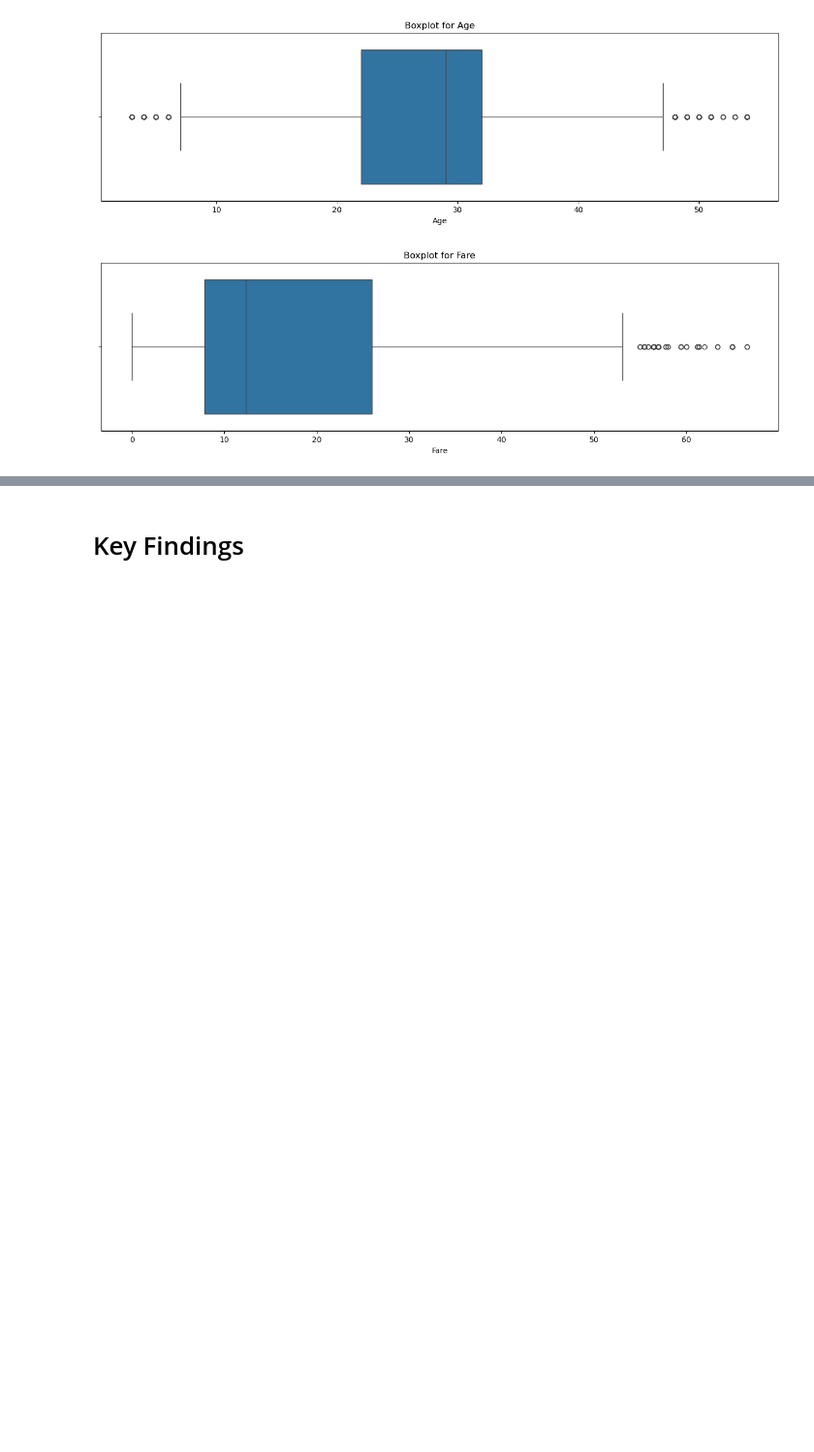
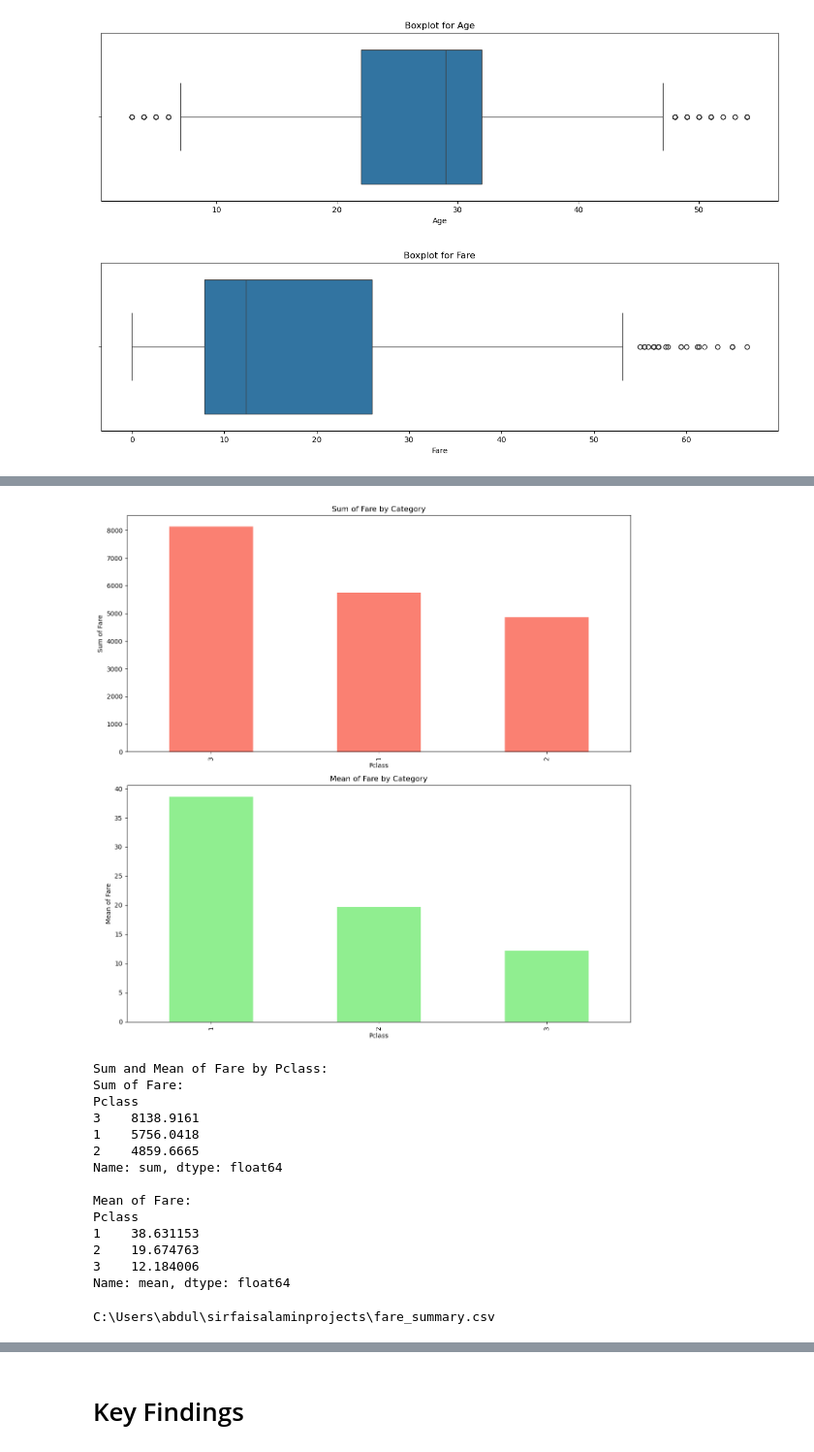
Before and after one commit to AbdullahJaffrey/DS-Innovators-Hub-----Data-World, a Jupyter notebook: Project1/TitanicEDA.ipynb, the cells around one changed output, grey strips where cells are left out. Shown at 97% size. Drawn from its saved outputs; the diff is of its cells as text; code cells hidden in the pictures; blank space fills up the shorter version.

```diff
--- a/Project1/TitanicEDA.ipynb
+++ b/Project1/TitanicEDA.ipynb
@@ -537 +542,20 @@ C:\Users\abdul\sirfaisalaminprojects\passenger_count.csv
 [interactive output not drawn]
+# %%
+display(categorical_dropdown, analysis_dropdown, submit_button)
+# %% [output]
+[figure, added]
+Sum and Mean of Fare by Pclass:
+Sum of Fare:
+Pclass
+3    8138.9161
+1    5756.0418
+2    4859.6665
+Name: sum, dtype: float64
+
+Mean of Fare:
+Pclass
+1    38.631153
+2    19.674763
+3    12.184006
+Name: mean, dtype: float64
+C:\Users\abdul\sirfaisalaminprojects\fare_summary.csv
```
Also changed, not shown: parts of 6 cells of this notebook, 3 other files.
